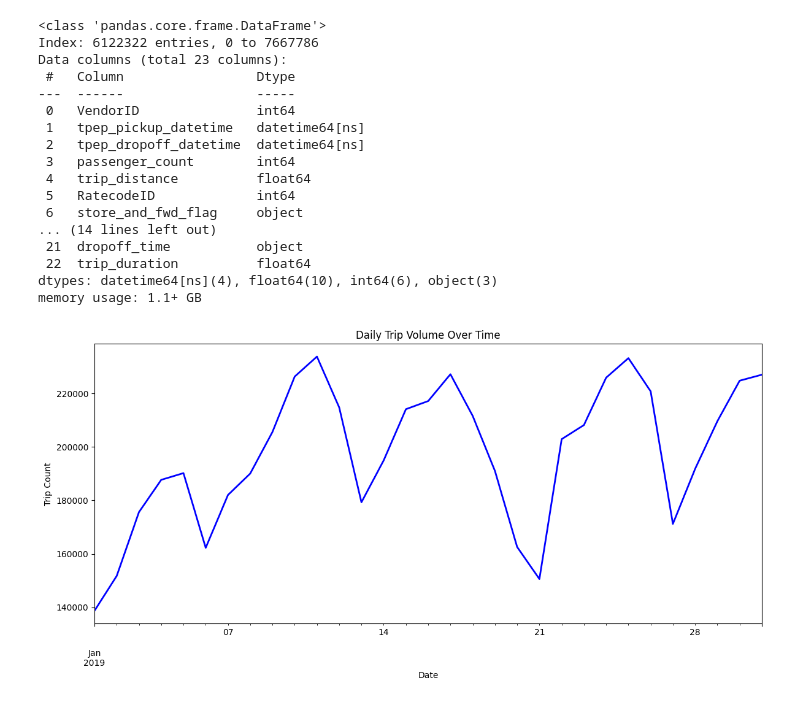
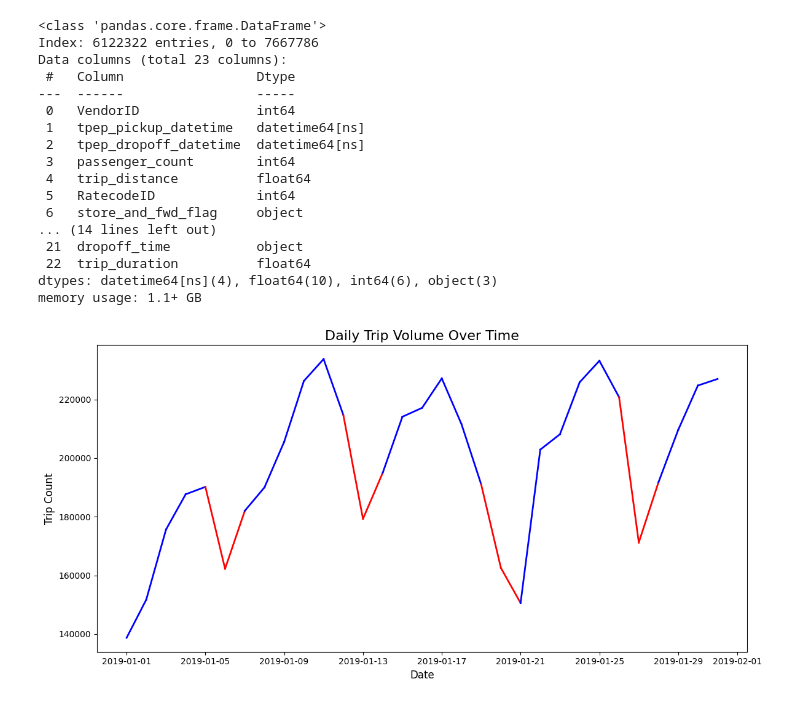
Before and after one commit to EimanteZemyteVU/Taxi, a Jupyter notebook: Expl.ipynb, the cells around one changed output. Saved outputs shown, nothing was run; the diff lists cells and outputs as text; code cells hidden in the pictures.

```diff
--- a/Expl.ipynb
+++ b/Expl.ipynb
@@ -54,25 +55,38 @@ Data columns (total 23 columns):
  22  trip_duration          float64
 dtypes: datetime64[ns](4), float64(10), int64(6), object(3)
 memory usage: 1.1+ GB
-# %%
-#Plot the line chart - daily trip volume over time
-
-# Count trips per day
-daily_trip_counts = trips.groupby('pickup_date').size()
-
-# Plot the line chart using pandas
-daily_trip_counts.plot(
-    figsize=(12, 6),
-    color='blue',
-    linewidth=2,
-    title='Daily Trip Volume Over Time'
-)
-plt.xlabel('Date')
-plt.ylabel('Trip Count')
-plt.tight_layout()
-plt.show()
-# %% [output]
-[figure, removed]
+# %%
+# Initialize a plot
+fig, ax = plt.subplots(figsize=(12, 6))
+
+# Count trips per day
+daily_trip_counts = trips.groupby('pickup_date').size()
+
+# Loop through the daily trip data to plot segments
+dates = daily_trip_counts.index
+counts = daily_trip_counts.values
+
+for i in range(len(dates) - 1):
+    # Determine if the current day is a weekend
+    is_weekend = dates[i].weekday() >= 5  # 5 = Saturday, 6 = Sunday
+    color = 'red' if is_weekend else 'blue'  # Red for weekends, blue for weekdays
+
+    # Plot a line segment
+    ax.plot(
+        [dates[i], dates[i + 1]],
+        [counts[i], counts[i + 1]],
+        color=color,
+        linewidth=2,
+    )
+
+ax.set_title('Daily Trip Volume Over Time', fontsize=16)
+ax.set_xlabel('Date', fontsize=12)
+ax.set_ylabel('Trip Count', fontsize=12)
+
+plt.tight_layout()
+plt.show()
+# %% [output]
+[figure, added]
 # %%
 # Plot the histogram - trip distance distribution
 
```
Also changed, not shown: parts of 12 cells of this notebook, 3 other files.
